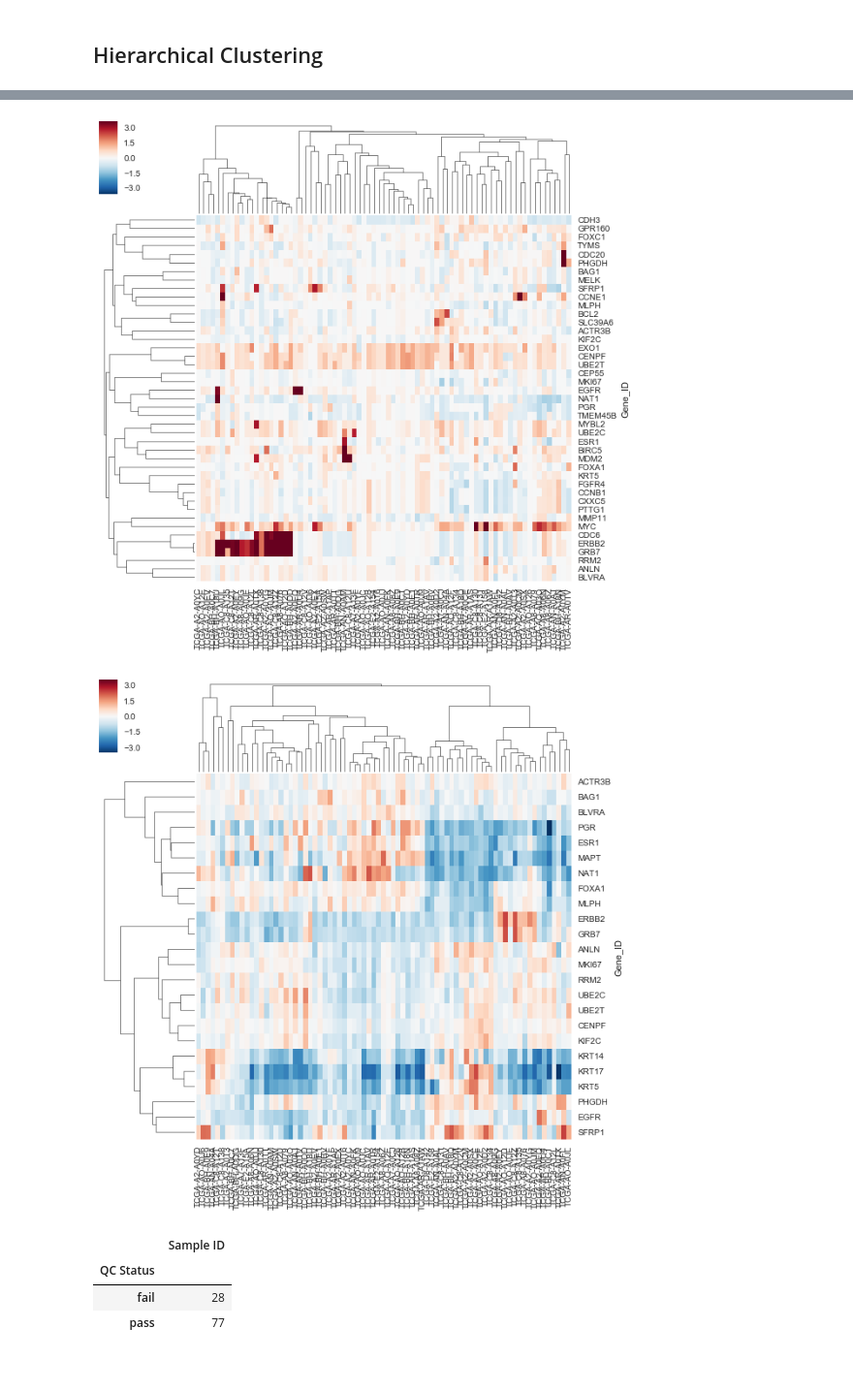
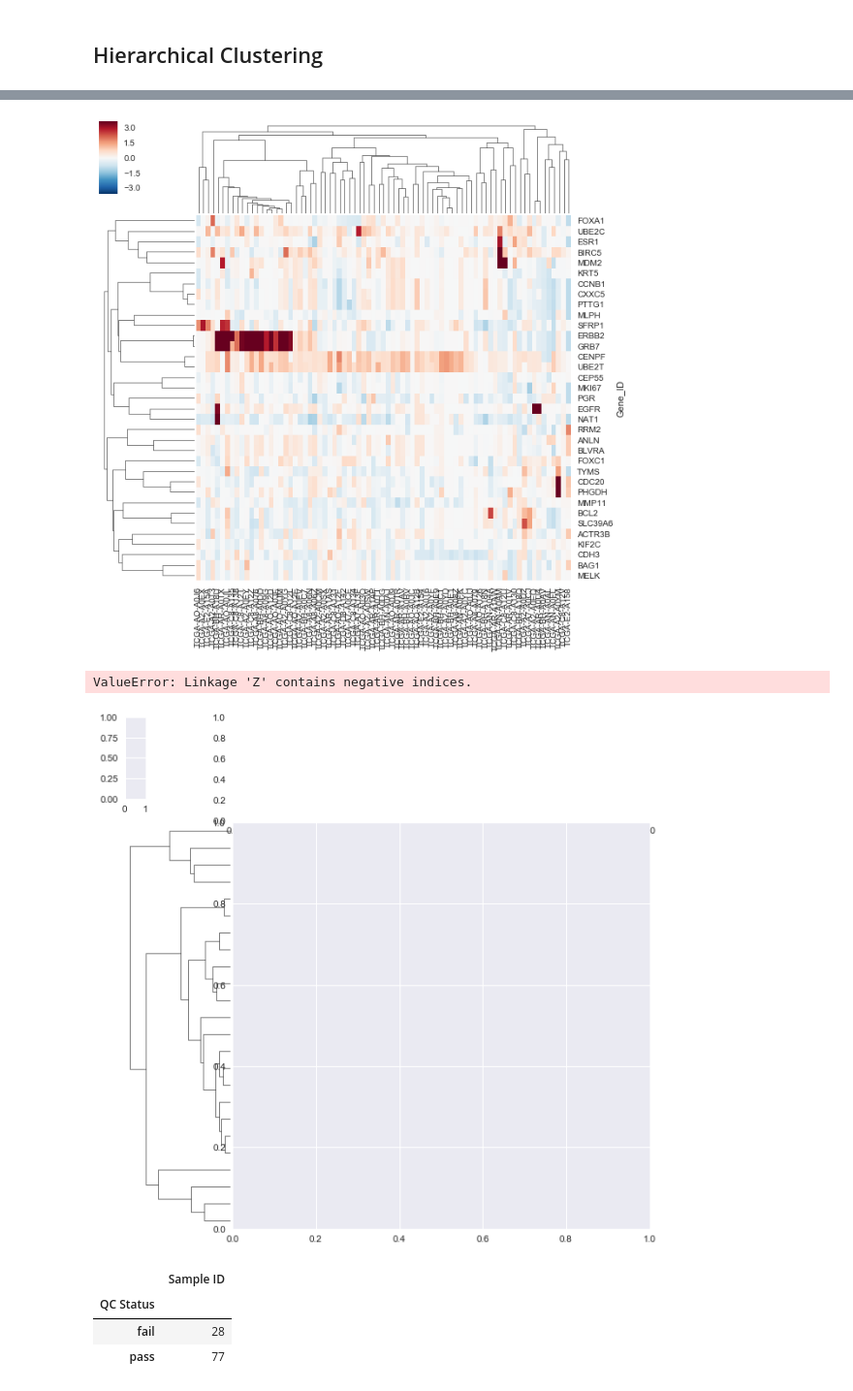
Before and after one commit to SVAI-Dream/dreamchallenge, a Jupyter notebook: nci-cptac-dream/notebook/Sub_Challenge_2.ipynb, the cells around one changed output, grey strips where cells are left out. Shown at 97% size. Drawn from its saved outputs; the diff is of its cells as text; code cells hidden in the pictures.

```diff
--- a/nci-cptac-dream/notebook/Sub_Challenge_2.ipynb
+++ b/nci-cptac-dream/notebook/Sub_Challenge_2.ipynb
@@ -156,6 +156,24 @@ print("No. Genes before appearance filter: {}".format( len(appearance_filtered['
 # %% [output]
 No. Genes before appearance filter: 43
 No. Genes before appearance filter: 39
+# %%
+genes_to_clusters = appearance_filtered['Gene_ID'].values
+sample_to_clusters = QCfitered_samples['TCGA ID'].values
+cna_to_cluster = (
+    bre_cna
+        # filter genes (rows)
+        [bre_cna['Gene_ID'].apply(lambda x: x in genes_to_clusters)]
+        # filter samples (columns)
+        [['Gene_ID'] + list(sample_to_clusters)]
+ )
+
+rnaseq_to_cluster = (
+    bre_rnaseq
+    [bre_rnaseq['Gene_ID'].apply(lambda x: x in genes_to_clusters)]
+    [['Gene_ID'] + list(sample_to_clusters)]
+)
+
+proteome_to_cluster = appearance_filtered
 # %%
 def invert_and_append_columns(df, index_col=None, prefix=None, suffix=None):
     df = df.set_index(index_col).T if index_col is not None else df.T
@@ -259,15 +254,16 @@ Populating the interactive namespace from numpy and matplotlib
 # %%
-clust_cna = sns.clustermap(PAM50_bre_cna.set_index("Gene_ID")[breast_common_samples].dropna(), metric="correlation")
+clust_cna = sns.clustermap(cna_to_cluster.set_index("Gene_ID").dropna(), metric="correlation")
 plt.setp(clust_cna.ax_heatmap.get_yticklabels(), rotation=0)
 cna_sample_clust, cna_gene_clust = clust_cna.dendrogram_col, clust_cna.dendrogram_row
 # %% [output]
-[figure, old version]
+[figure, new version]
 # %%
-clust_proteome = sns.clustermap(PAM50_bre_proteome.set_index("Gene_ID")[breast_common_samples].dropna(), metric="correlation")
+clust_proteome = sns.clustermap(proteome_to_cluster.set_index("Gene_ID").dropna(), metric="correlation")
 plt.setp(clust_proteome.ax_heatmap.get_yticklabels(), rotation=0)
 proteome_sample_clust, proteome_gene_clust = clust_proteome.dendrogram_col, clust_proteome.dendrogram_row
 # %% [output]
+ValueError: Linkage 'Z' contains negative indices.
-[figure, old version]
+[figure, new version]
 # %%
 bre_rnaseq_35 = PAM50_bre_rnaseq[['Gene_ID'] + list(breast_common_samples)]
 bre_cna_35 = PAM50_bre_cna[['Gene_ID'] + list(breast_common_samples)]
```
Also changed, not shown: parts of 2 cells of this notebook.
